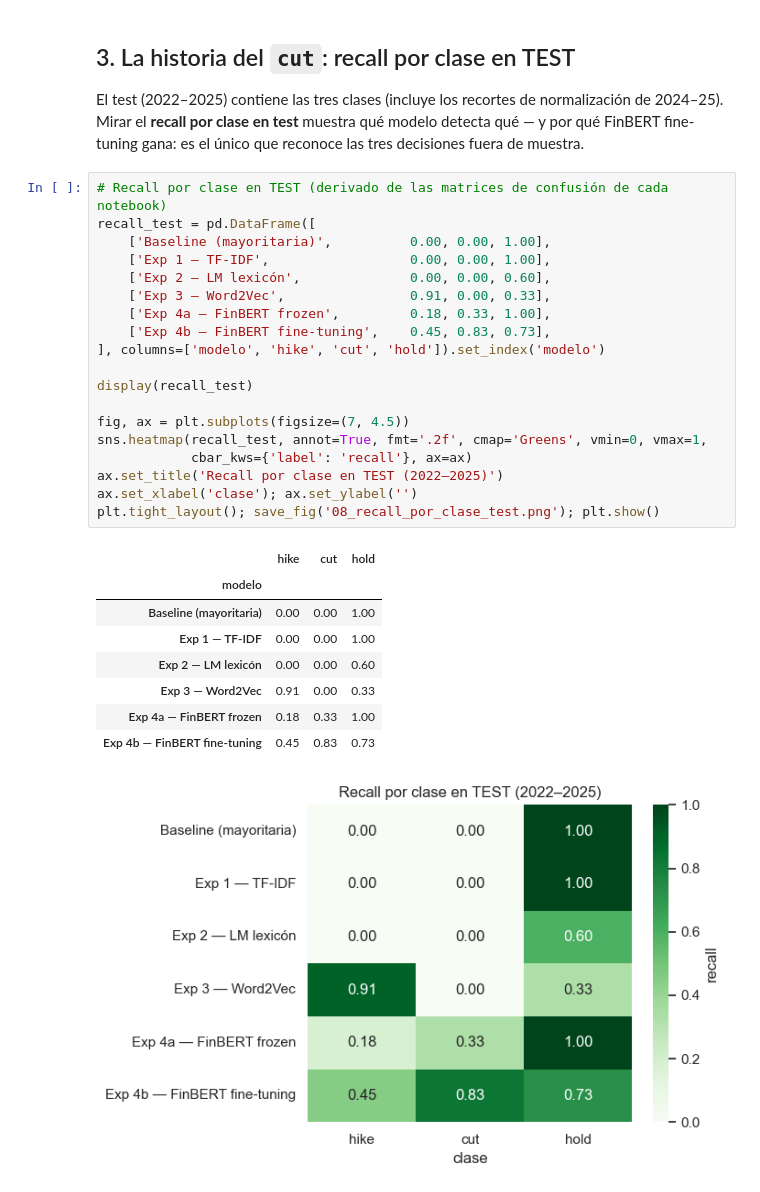
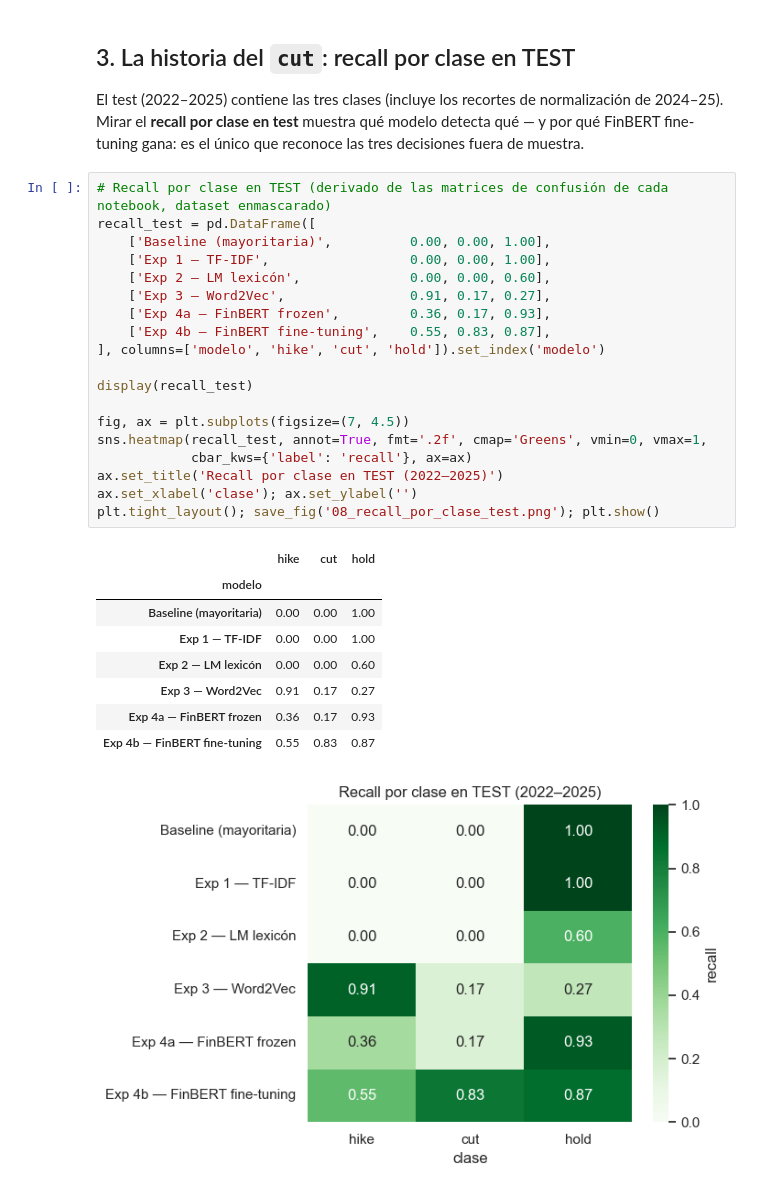
Before and after one commit to vruizitba/TP_NLP, a Jupyter notebook: notebooks/08_resultados.ipynb, the cells around one changed output. Saved outputs shown, nothing was run; the diff lists cells and outputs as text.

Commit message:
fix(modeling): interpretaciones 05/06 con números masked + 02 regenera 2 datasets + 08 actualizado

```diff
--- a/notebooks/08_resultados.ipynb
+++ b/notebooks/08_resultados.ipynb
@@ -85,34 +87,34 @@ El test (2022–2025) contiene las tres clases (incluye los recortes de normaliz
 Mirar el **recall por clase en test** muestra qué modelo detecta qué — y por qué FinBERT
 fine-tuning gana: es el único que reconoce las tres decisiones fuera de muestra.
 # %%
-# Recall por clase en TEST (derivado de las matrices de confusión de cada notebook)
+# Recall por clase en TEST (derivado de las matrices de confusión de cada notebook, dataset enmascarado)
 recall_test = pd.DataFrame([
     ['Baseline (mayoritaria)',          0.00, 0.00, 1.00],
     ['Exp 1 — TF-IDF',                  0.00, 0.00, 1.00],
     ['Exp 2 — LM lexicón',              0.00, 0.00, 0.60],
-    ['Exp 3 — Word2Vec',                0.91, 0.00, 0.33],
-    ['Exp 4a — FinBERT frozen',         0.18, 0.33, 1.00],
-    ['Exp 4b — FinBERT fine-tuning',    0.45, 0.83, 0.73],
+    ['Exp 3 — Word2Vec',                0.91, 0.17, 0.27],
+    ['Exp 4a — FinBERT frozen',         0.36, 0.17, 0.93],
+    ['Exp 4b — FinBERT fine-tuning',    0.55, 0.83, 0.87],
 ], columns=['modelo', 'hike', 'cut', 'hold']).set_index('modelo')
 
 display(recall_test)
 
 fig, ax = plt.subplots(figsize=(7, 4.5))
 sns.heatmap(recall_test, annot=True, fmt='.2f', cmap='Greens', vmin=0, vmax=1,
             cbar_kws={'label': 'recall'}, ax=ax)
 ax.set_title('Recall por clase en TEST (2022–2025)')
 ax.set_xlabel('clase'); ax.set_ylabel('')
 plt.tight_layout(); save_fig('08_recall_por_clase_test.png'); plt.show()
 # %% [output]
 |  | hike | cut | hold |
 | modelo |  |  |  |
 | Baseline (mayoritaria) | 0.00 | 0.00 | 1.00 |
 | Exp 1 — TF-IDF | 0.00 | 0.00 | 1.00 |
 | Exp 2 — LM lexicón | 0.00 | 0.00 | 0.60 |
-| Exp 3 — Word2Vec | 0.91 | 0.00 | 0.33 |
-| Exp 4a — FinBERT frozen | 0.18 | 0.33 | 1.00 |
-| Exp 4b — FinBERT fine-tuning | 0.45 | 0.83 | 0.73 |
+| Exp 3 — Word2Vec | 0.91 | 0.17 | 0.27 |
+| Exp 4a — FinBERT frozen | 0.36 | 0.17 | 0.93 |
+| Exp 4b — FinBERT fine-tuning | 0.55 | 0.83 | 0.87 |
-[figure, old version]
+[figure, new version]
 # %% [markdown]
 ## 4. Conclusiones
 
```
Also changed, not shown: parts of 3 cells of this notebook, 7 other files.
